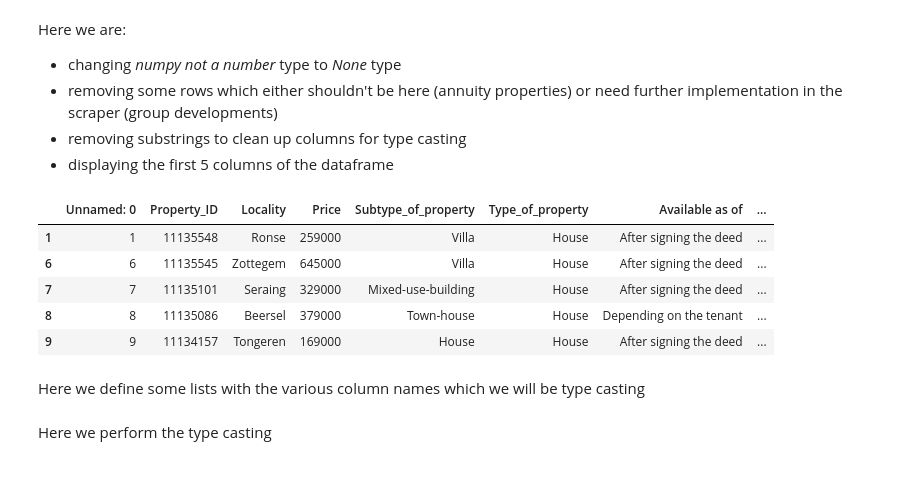
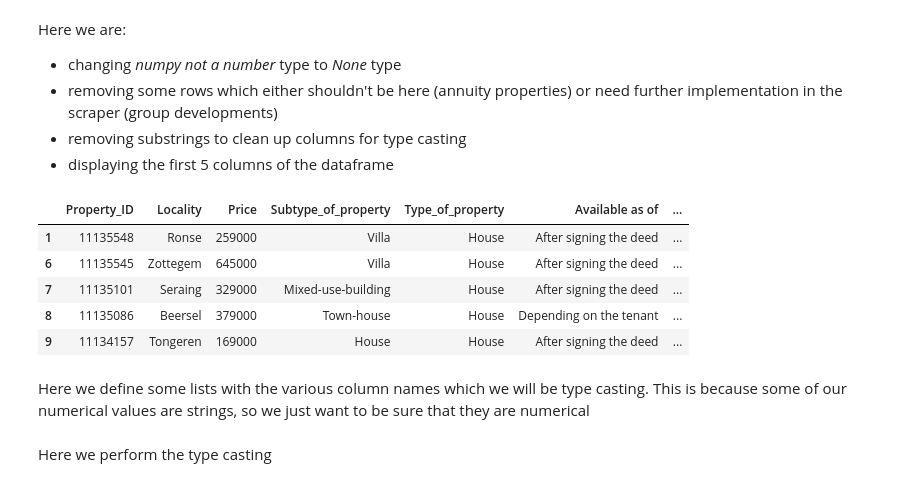
Before and after one commit to jduffy93/immo-eliza-the_chaincoders, a Jupyter notebook: analysis/Jean-analysis-plotnine+cleaning.ipynb, the cells around one changed output. Drawn from its saved outputs; the diff is of its cells as text; code cells hidden in the pictures.

```diff
--- a/analysis/Jean-analysis-plotnine+cleaning.ipynb
+++ b/analysis/Jean-analysis-plotnine+cleaning.ipynb
@@ -28,39 +28,41 @@ immo['Primary energy consumption'] = immo['Primary energy consumption'].replace(
 immo['CO₂ emission'] = immo['CO₂ emission'].replace('Not specified', None)
 immo['Yearly theoretical total energy consumption'] = immo['Yearly theoretical total energy consumption'].replace('Not specified', None)
 
 
 # Remove annuity properties
 substring = '€'
 filter = immo['Price'].str.contains(substring)
 immo = immo[~filter]
 
 
 # Remove group developments for dataset
 immo = immo[
     (immo["Subtype_of_property"] != "New-real-estate-project-houses")
     & (immo["Subtype_of_property"] != "New-real-estate-project-apartments")
 ]
 
 
 # Remove substrings from strings
 immo['Price'] = immo['Price'].str.replace(r'Starting price : ','')
 immo['CO₂ emission'] = immo['CO₂ emission'].str.replace(r' kg CO₂/m²','')
 immo['Yearly theoretical total energy consumption'] = immo['Yearly theoretical total energy consumption'].str.replace(r' kWh/year','')
 immo['Building price excluding VAT'] = immo['Building price excluding VAT'].str.replace(r'€','')
 immo['Building price excluding VAT'] = immo['Building price excluding VAT'].str.replace(r',','')
 immo['Total price including taxes*'] = immo['Total price including taxes*'].str.replace(r'€','')
 immo['Total price including taxes*'] = immo['Total price including taxes*'].str.replace(r',','')
 immo['Street frontage width'] = immo['Street frontage width'].str.replace(r' m','')
 
+# Remove 'Unnamed: 0' column as that seems to just be a key column generated from 'raw' data
+immo.drop(columns='Unnamed: 0', inplace=True)
 
 immo.head()
 # %% [output]
-|  | Unnamed: 0 | Property_ID | Locality | Price | Subtype_of_property | Type_of_property | Available as of | ... |
-| 1 | 1 | 11135548 | Ronse | 259000 | Villa | House | After signing the deed | ... |
-| 6 | 6 | 11135545 | Zottegem | 645000 | Villa | House | After signing the deed | ... |
-| 7 | 7 | 11135101 | Seraing | 329000 | Mixed-use-building | House | After signing the deed | ... |
-| 8 | 8 | 11135086 | Beersel | 379000 | Town-house | House | Depending on the tenant | ... |
-| 9 | 9 | 11134157 | Tongeren | 169000 | House | House | After signing the deed | ... |
+|  | Property_ID | Locality | Price | Subtype_of_property | Type_of_property | Available as of | ... |
+| 1 | 11135548 | Ronse | 259000 | Villa | House | After signing the deed | ... |
+| 6 | 11135545 | Zottegem | 645000 | Villa | House | After signing the deed | ... |
+| 7 | 11135101 | Seraing | 329000 | Mixed-use-building | House | After signing the deed | ... |
+| 8 | 11135086 | Beersel | 379000 | Town-house | House | Depending on the tenant | ... |
+| 9 | 11134157 | Tongeren | 169000 | House | House | After signing the deed | ... |
 # %% [markdown]
-Here we define some lists with the various column names which we will be type casting
+Here we define some lists with the various column names which we will be type casting. This is because some of our numerical values are strings, so we just want to be sure that they are numerical
 # %%
```
Also changed, not shown: parts of 29 cells of this notebook, 1 other file.
